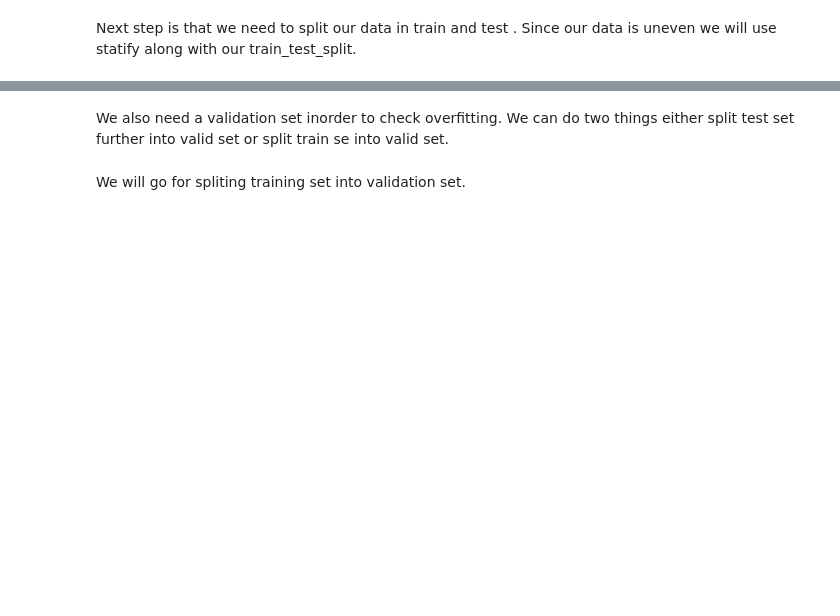
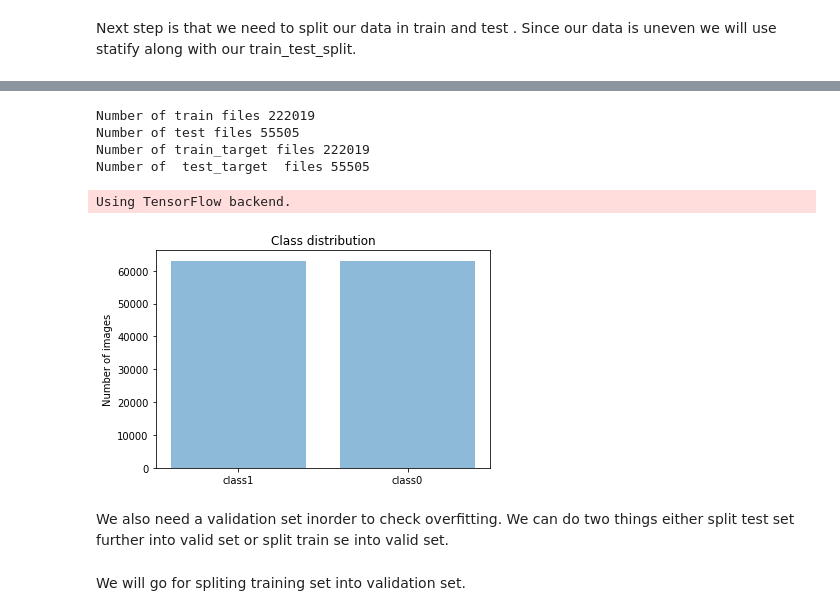
Before and after one commit to animeshseemendra/Breast-Cancer-Detection, a Jupyter notebook: breast_cancer.ipynb, the cells around one changed output, grey strips where cells are left out. Drawn from its saved outputs; the diff is of its cells as text; code cells hidden in the pictures; blank space fills up the shorter version.

```diff
--- a/breast_cancer.ipynb
+++ b/breast_cancer.ipynb
@@ -196,7 +235,3 @@ print("Percent of class 1 images : ", percent_class1*100)
 > ***Data Processing  ***
 # %% [markdown]
 We would encode our output data which is present as Class1 and Class0 to 1 and 0 repectively to make it work better with our algorithms.
-# %%
-data_output=pd.get_dummies(data_output)
-display(data_output.head(5))
-print(data_output.shape)
@@ -203,3 +258,6 @@ print(data_output.shape)
 # %% [markdown]
 Next step is that we need to split our data in train and test . Since our data is uneven we will use statify along with our train_test_split.
+# %%
+from sklearn.utils import shuffle
+Data,data_output= shuffle(Data,data_output)
 # %%
@@ -218,11 +273,75 @@ with open("output_proccess.csv", "w") as f:
+# %%
+data_output=data_output.replace(to_replace="class0",value=0)
+data_output=data_output.replace(to_replace="class1",value=1)
 # %%
 from sklearn.model_selection import train_test_split
 data=np.array(data)
-X_train, X_test, Y_train, Y_test = train_test_split(data, data_output, stratify=data_output)
+X_train, X_test, Y_train, Y_test = train_test_split(data, data_output, test_size=0.2)
 print("Number of train files",len(X_train))
 print("Number of test files",len(X_test))
 print("Number of train_target files",len(Y_train))
 print("Number of  test_target  files",len(Y_test))
+# %% [output]
+Number of train files 222019
+Number of test files 55505
+Number of train_target files 222019
+Number of  test_target  files 55505
+# %%
+from keras.utils import to_categorical
+X_trainShape = X_train.shape[1]*X_train.shape[2]*X_train.shape[3]
+X_testShape = X_test.shape[1]*X_test.shape[2]*X_test.shape[3]
+X_trainFlat = X_train.reshape(X_train.shape[0], X_trainShape)
+X_testFlat = X_test.reshape(X_test.shape[0], X_testShape)
+
+from imblearn.over_sampling import RandomOverSampler
+from imblearn.under_sampling import RandomUnderSampler
+#ros = RandomOverSampler(ratio='auto')
+ros = RandomUnderSampler(ratio='auto')
+X_trainRos, Y_trainRos = ros.fit_sample(X_trainFlat, Y_train)
+X_testRos, Y_testRos = ros.fit_sample(X_testFlat, Y_test)
+class1=1
+class0=0
+for i in range(0,len(Y_trainRos)):
+    if(Y_trainRos[i]==1):
+        class1+=1
+for i in range(0,len(Y_trainRos)):
+    if(Y_trainRos[i]==0):
+        class0+=1
+objects=["class1","class0"]
+y_pos = np.arange(len(objects))
+count=[class1,class0]
+plt.bar(y_pos, count, align='center', alpha=0.5)
+plt.xticks(y_pos, objects)
+plt.ylabel('Number of images')
+plt.title('Class distribution')
+
+plt.show()
+
+
+
+Y_trainRosHot = to_categorical(Y_trainRos, num_classes = 2)
+Y_testRosHot = to_categorical(Y_testRos, num_classes = 2)
+#print("X_train: ", X_train.shape)
+#print("X_trainFlat: ", X_trainFlat.shape)
+#print("X_trainRos Shape: ",X_trainRos.shape)
+#print("X_testRos Shape: ",X_testRos.shape)
+#print("Y_trainRosHot Shape: ",Y_trainRosHot.shape)
+#print("Y_testRosHot Shape: ",Y_testRosHot.shape)
+
+for i in range(len(X_trainRos)):
+    height, width, channels = 50,50,3
+    X_trainRosReshaped = X_trainRos.reshape(len(X_trainRos),height,width,channels)
+#print("X_trainRos Shape: ",X_trainRos.shape)
+#print("X_trainRosReshaped Shape: ",X_trainRosReshaped.shape)
+
+for i in range(len(X_testRos)):
+    height, width, channels = 50,50,3
+    X_testRosReshaped = X_testRos.reshape(len(X_testRos),height,width,channels)
+#print("X_testRos Shape: ",X_testRos.shape)
+#print("X_testRosReshaped Shape: ",X_testRosReshaped.shape)
+# %% [output]
+Using TensorFlow backend.
+[figure, added]
 # %% [markdown]
 We also need a validation set inorder to check overfitting. We can do two things either split test set further into valid set or split train se into valid set.
 # %% [markdown]
```
Also changed, not shown: parts of 70 cells of this notebook.
